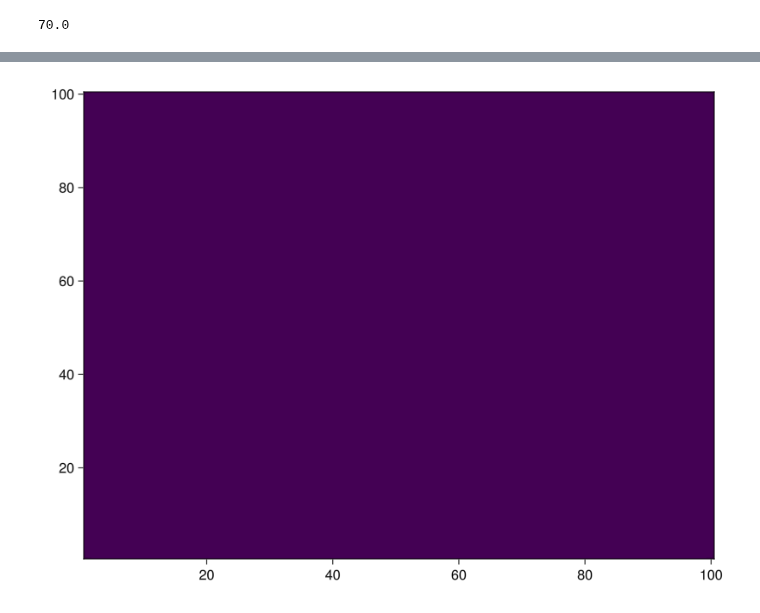
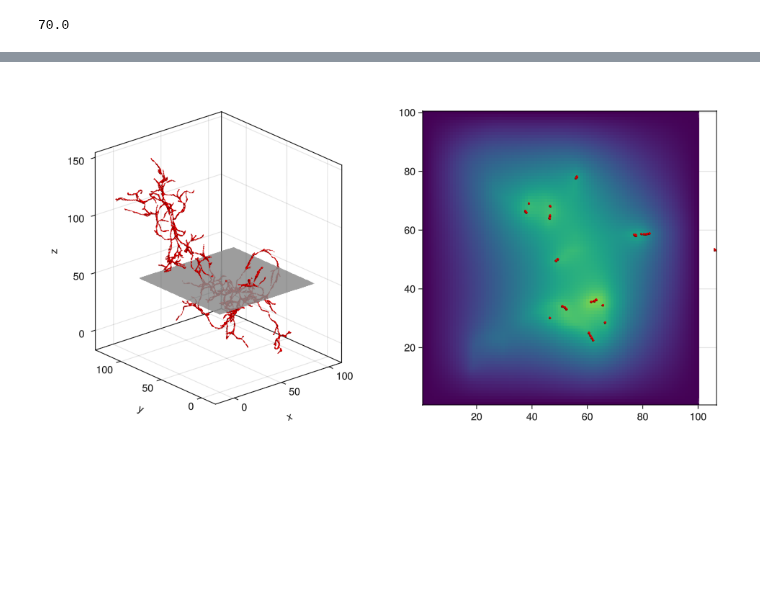
Before and after one commit to dsb-lab/CellBasedModels.jl, a Jupyter notebook: examples/PhysiCell.ipynb, the cells around one changed output, grey strips where cells are left out. Saved outputs shown, nothing was run; the diff lists cells and outputs as text; code cells hidden in the pictures; blank space fills up the shorter version.

Commit message:
Plots Working

```diff
--- a/examples/PhysiCell.ipynb
+++ b/examples/PhysiCell.ipynb
@@ -312,7 +306,7 @@ plot_cells(com, plane=[:x,:y,:z], alpha=(0,1,0), times=[1])
 ## Make veins
 # %%
 # Define the branching rules and grid
-max_depth = 300
+max_depth = 500
 base_branch_length = 1.0
 sparsity = 0.04  # Probability to generate a new branch
 n_branches = 4
@@ -328,6 +322,6 @@ Random.seed!(0)
 nodes, edges = generate_fractal_tree(root_point, initial_direction, 0,
     max_depth=max_depth, base_branch_length=base_branch_length,
     sparsity=sparsity, persistence=persistence, n_branches=n_branches, stop_ratio=stop_ratio)
-nodes, edges = make_grid(nodes, edges);
-length(edges)
+
+length(nodes)
 # %% [output]
@@ -515,12 +393,12 @@ model2 = ABM(3,
 # %%
-com = Community(model2, dt=dt, simBox=[0 dx*nsize[1];0 dx*nsize[2];0 dx*nsize[3]], NMedium=nsize)
+com = Community(model, dt=dt, simBox=[0 dx*nsize[1];0 dx*nsize[2];0 dx*nsize[3]], NMedium=nsize)
 com.Dco2 = D
 com.co2saturation = umax#70.
 com.λco2 = 0.0#1
 
 for (i,j,k) in nodes
     try
-        com.veins[i,j,k] = 1.
+        com.veins[round(Int,i),round(Int,j),round(Int,k)] = 1.
     catch
         nothing
     end
@@ -549,4 +408,25 @@ LoadError: InterruptException:
 # %%
-heatmap(com.veins[:,:,50], colorrange=(0,maximum(com.co2)))
+setMask(x) = x == 0 ? NaN : x
+
+fig = Figure(size=(8000,500), backgroundColor=:lightgray, show_axis=false)
+
+ax = Axis3(fig[1,1], aspect = :data)
+#surface!(ax,[0,100,100,0],[0,100,0,100],ones(4)*50, color=:grey, alpha=1)
+mesh!(ax, Rect3f(Point3f(0, 0, 50), Vec3f(100, 100, 0)), color = (:lightgray, 0.6), transparency=true)
+# for edge in edges
+#     p1, p2 = edge
+#     scatterlines!(ax,[p1[1], p2[1]], [p1[2], p2[2]], [p1[3], p2[3]], color=:red, linewidth=1, linecap=:round)
+# end
+meshscatter!(ax,[i[1] for i in nodes],[i[2] for i in nodes],[i[3] for i in nodes],color=:red,markersize=0.5)
+colsize!(fig.layout, 1, Aspect(1, 1))
+
+ax = Axis(fig[1,2])
+heatmap!(ax,com.co2[:,:,50], colorrange=(0,maximum(com.co2)))
+meshscatter!(ax,[i[1] for i in nodes if round(Int,i[3])==50],[i[2] for i in nodes if round(Int,i[3])==50],color=:red,markersize=0.5)
+#heatmap!(ax,setMask.(com.veins[:,:,50]), colorrange=(0,1), alpha=1, colormap=:reds)
+colsize!(fig.layout, 2, Aspect(1, 1))
+
+resize_to_layout!(fig)
+fig
 # %% [output]
-[figure, old version]
+[figure, new version]
```
Also changed, not shown: parts of 15 cells of this notebook, 4 other files.
